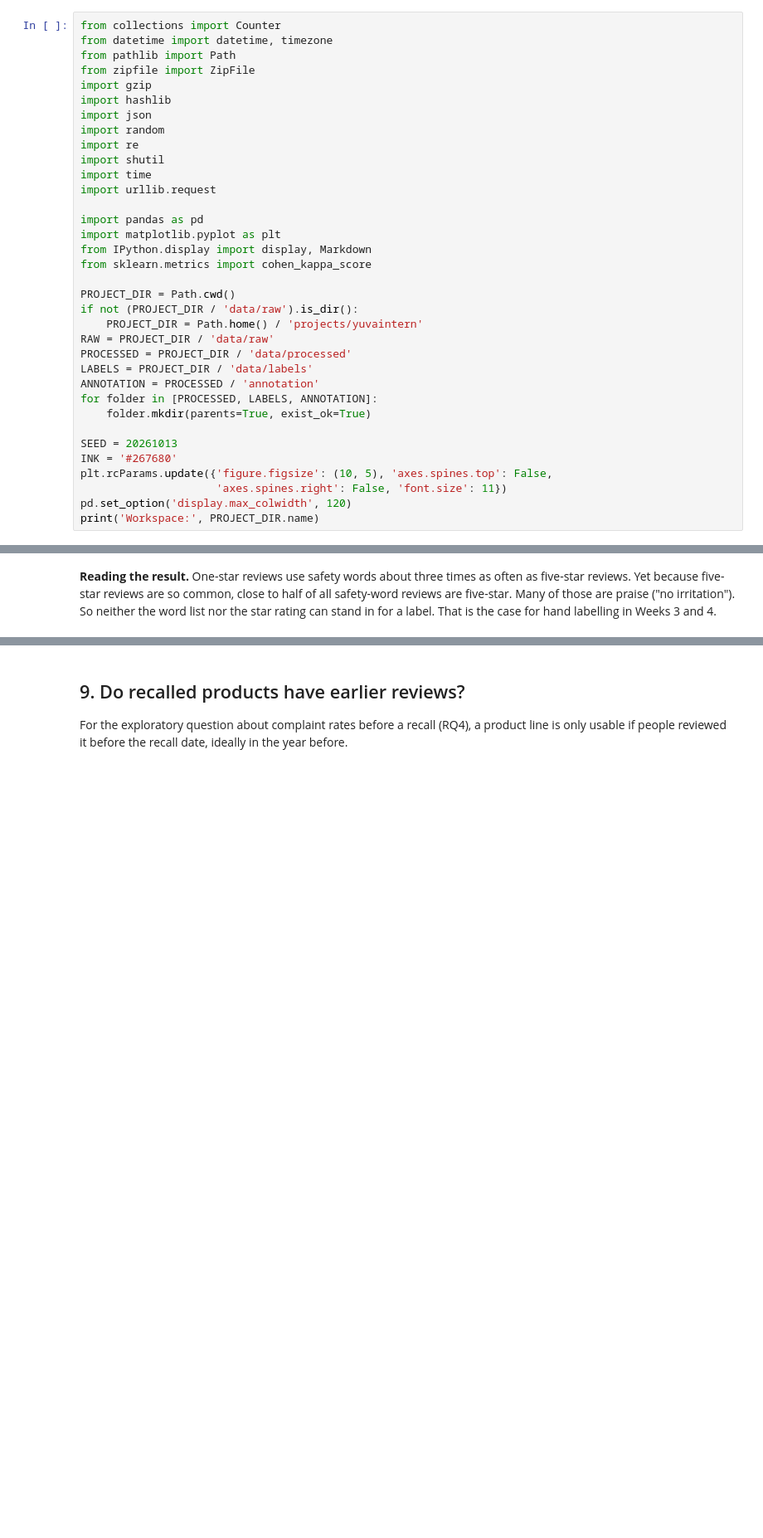
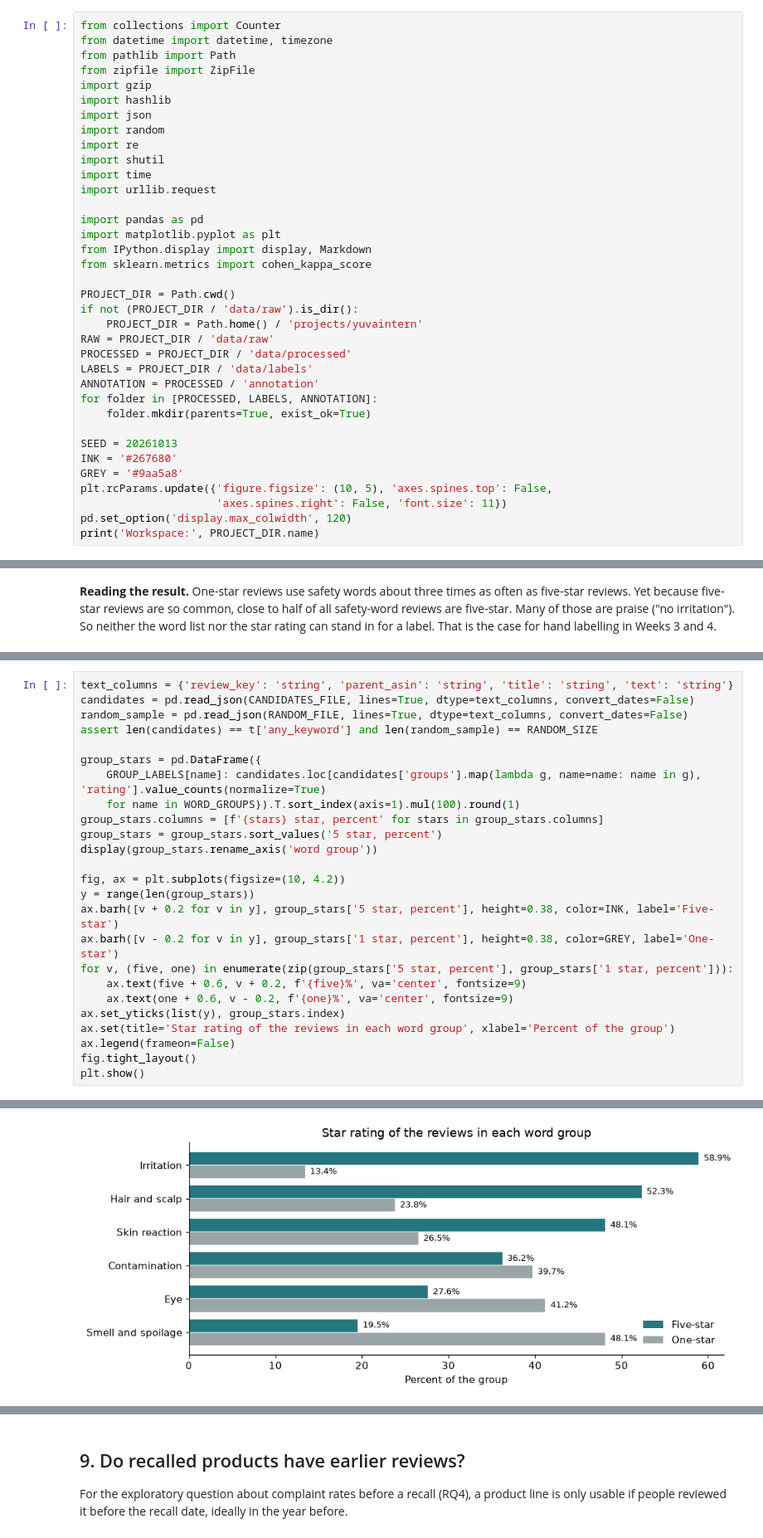
Before and after one commit to Pawansingh3889/yuvaintern, a Jupyter notebook: complaint_detection.ipynb, the cells around one changed output, grey strips where cells are left out. Shown at 83% size. Cells and saved outputs as stored; diff of their text form; blank space fills up the shorter version.

```diff
--- a/complaint_detection.ipynb
+++ b/complaint_detection.ipynb
@@ -53,6 +53,7 @@ for folder in [PROCESSED, LABELS, ANNOTATION]:
 
 SEED = 20261013
 INK = '#267680'
+GREY = '#9aa5a8'
 plt.rcParams.update({'figure.figsize': (10, 5), 'axes.spines.top': False,
                      'axes.spines.right': False, 'font.size': 11})
 pd.set_option('display.max_colwidth', 120)
@@ -764,0 +794,26 @@ Any group: 614,203 reviews (2.57%). Groups overlap, so they sum to more.
+# %%
+text_columns = {'review_key': 'string', 'parent_asin': 'string', 'title': 'string', 'text': 'string'}
+candidates = pd.read_json(CANDIDATES_FILE, lines=True, dtype=text_columns, convert_dates=False)
+random_sample = pd.read_json(RANDOM_FILE, lines=True, dtype=text_columns, convert_dates=False)
+assert len(candidates) == t['any_keyword'] and len(random_sample) == RANDOM_SIZE
+
+group_stars = pd.DataFrame({
+    GROUP_LABELS[name]: candidates.loc[candidates['groups'].map(lambda g, name=name: name in g), 'rating'].value_counts(normalize=True)
+    for name in WORD_GROUPS}).T.sort_index(axis=1).mul(100).round(1)
+group_stars.columns = [f'{stars} star, percent' for stars in group_stars.columns]
+group_stars = group_stars.sort_values('5 star, percent')
+display(group_stars.rename_axis('word group'))
+
+fig, ax = plt.subplots(figsize=(10, 4.2))
+y = range(len(group_stars))
+ax.barh([v + 0.2 for v in y], group_stars['5 star, percent'], height=0.38, color=INK, label='Five-star')
+ax.barh([v - 0.2 for v in y], group_stars['1 star, percent'], height=0.38, color=GREY, label='One-star')
+for v, (five, one) in enumerate(zip(group_stars['5 star, percent'], group_stars['1 star, percent'])):
+    ax.text(five + 0.6, v + 0.2, f'{five}%', va='center', fontsize=9)
+    ax.text(one + 0.6, v - 0.2, f'{one}%', va='center', fontsize=9)
+ax.set_yticks(list(y), group_stars.index)
+ax.set(title='Star rating of the reviews in each word group', xlabel='Percent of the group')
+ax.legend(frameon=False)
+fig.tight_layout()
+plt.show()
+# %% [output]
@@ -764,0 +828 @@ Any group: 614,203 reviews (2.57%). Groups overlap, so they sum to more.
+[figure, added]
```
Also changed, not shown: parts of 20 cells of this notebook, 1 other file.
